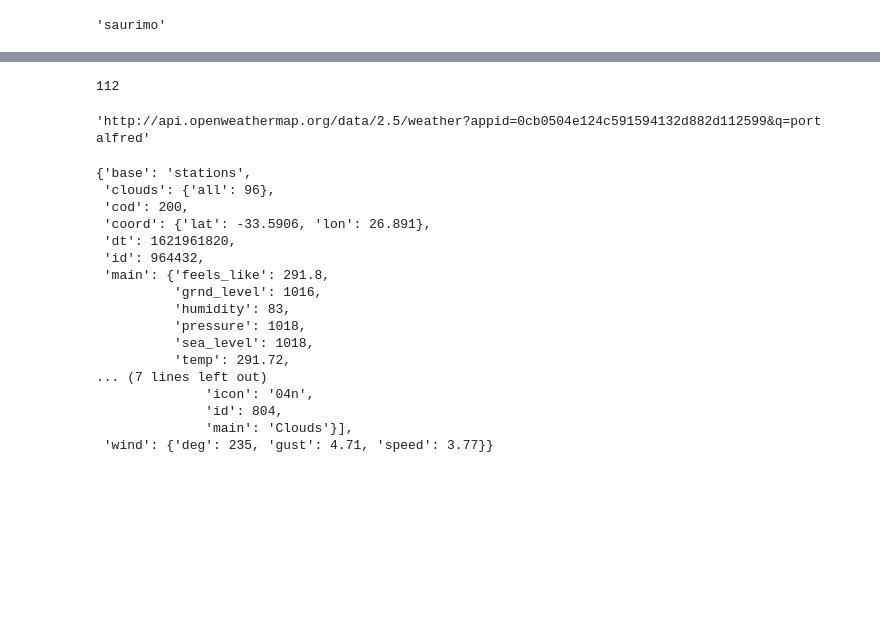
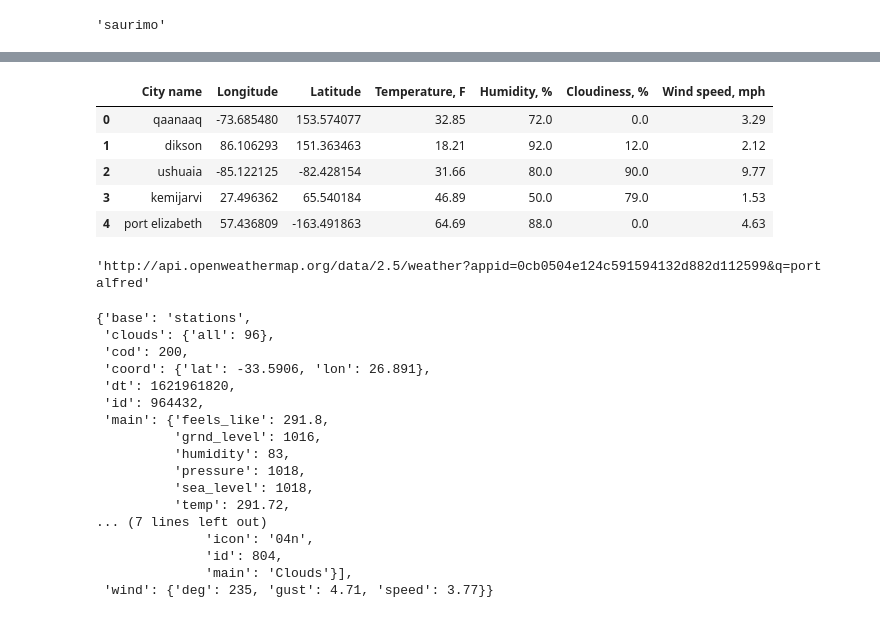
Before and after one commit to i-am-phoenix/python-api-challenge, a Jupyter notebook: WeatherPy/WeatherPy.ipynb, the cells around one changed output, grey strips where cells are left out. Cells and saved outputs as stored; diff of their text form; code cells hidden in the pictures; blank space fills up the shorter version.

Commit message:
WeatherPy: Further debugging output logic of the pulled data

```diff
--- a/WeatherPy/WeatherPy.ipynb
+++ b/WeatherPy/WeatherPy.ipynb
@@ -110,19 +129,27 @@ plt.title("Location of 1000 sampled cities (in lon&lat coordinates)")
 # %%
 # Create dictionary of city names and associated lat, lon coordinates
 import pandas as pd
 
-len(city_names)
-
-# city_dict={
-#     "City name": city_names,
-#     'Longitude': lon,
-#     'Latitude': lat,
-#     'Temperature, F': temperature,
-# }
-# city_data=pd.DataFrame(city_dict)
-# city_data.head()
+len(city_names),len(lat),len(lon),len(temperature), len(humidity),len(wind_speed), len(cloudiness)
+city_dict={
+    "City name": city_names,
+    'Longitude': lon,
+    'Latitude': lat,
+    'Temperature, F': temperature,
+    'Humidity, %': humidity,
+    'Cloudiness, %': cloudiness,
+    'Wind speed, mph': wind_speed
+}
+city_data=pd.DataFrame(city_dict)
+city_data.head()
+# city_data['City name'].nunique()
 # %% [output]
-112
+|  | City name | Longitude | Latitude | Temperature, F | Humidity, % | Cloudiness, % | Wind speed, mph |
+| 0 | qaanaaq | -73.685480 | 153.574077 | 32.85 | 72.0 | 0.0 | 3.29 |
+| 1 | dikson | 86.106293 | 151.363463 | 18.21 | 92.0 | 12.0 | 2.12 |
+| 2 | ushuaia | -85.122125 | -82.428154 | 31.66 | 80.0 | 90.0 | 9.77 |
+| 3 | kemijarvi | 27.496362 | 65.540184 | 46.89 | 50.0 | 79.0 | 1.53 |
+| 4 | port elizabeth | 57.436809 | -163.491863 | 64.69 | 88.0 | 0.0 | 4.63 |
 # %%
 # Setup base url for OpenWeatherMap API call
 base_url = "http://api.openweathermap.org/data/2.5/weather?"
```
Also changed, not shown: parts of 2 cells of this notebook.
